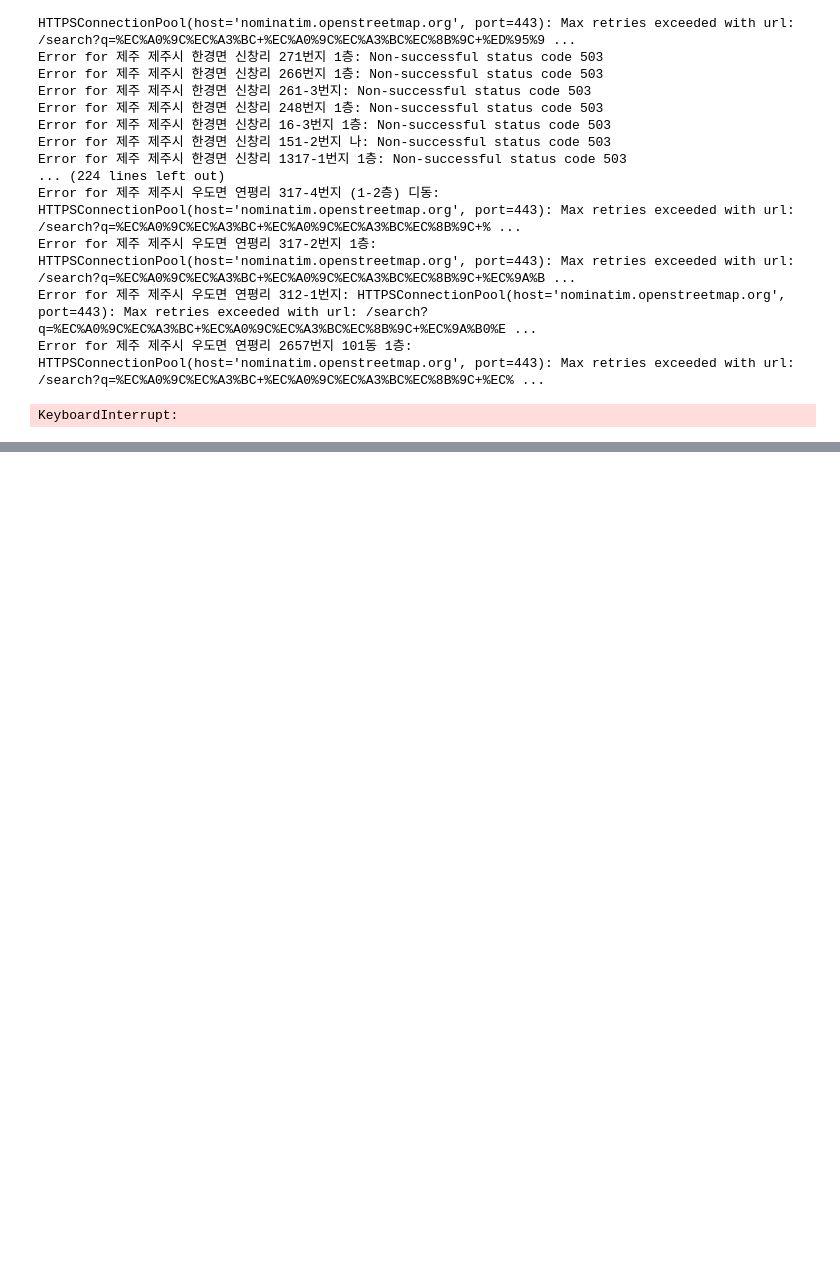
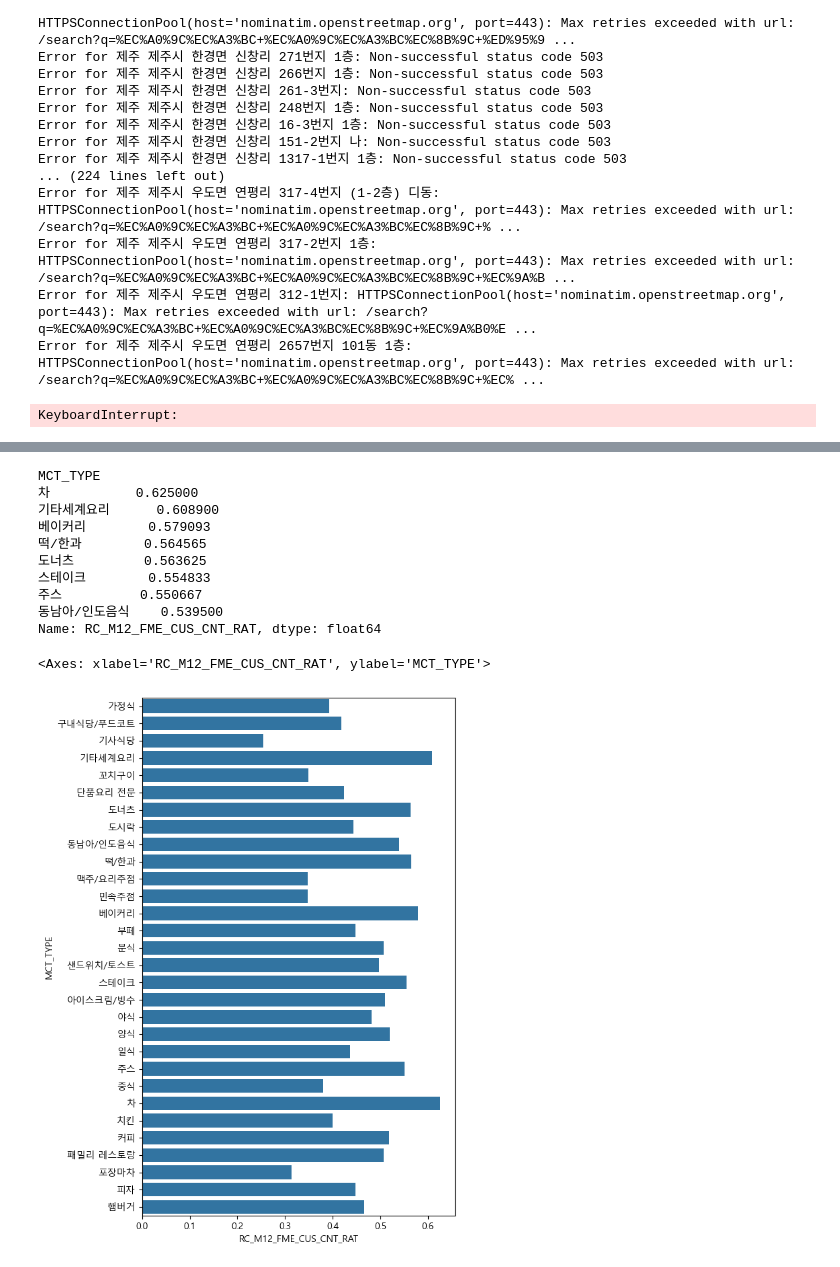
Before and after one commit to summit1123/bigcontest, a Jupyter notebook: data_analyze.ipynb, the cells around one changed output, grey strips where cells are left out. Cells and saved outputs as stored; diff of their text form; code cells hidden in the pictures; blank space fills up the shorter version.

```diff
--- a/data_analyze.ipynb
+++ b/data_analyze.ipynb
@@ -353,0 +444,22 @@ df.to_csv('./data/converted_coordinates.csv', index=False)
+# %%
+csv_file_path = "final_coordinates.csv"
+df = pd.read_csv(os.path.join('./data', csv_file_path),encoding='cp949')
+df['외지인'] = 1 - df['LOCAL_UE_CNT_RAT']
+# %%
+columns_of_interest = ['MCT_TYPE','MON_UE_CNT_RAT','TUE_UE_CNT_RAT','WED_UE_CNT_RAT','THU_UE_CNT_RAT','FRI_UE_CNT_RAT','SAT_UE_CNT_RAT','SUN_UE_CNT_RAT','HR_5_11_UE_CNT_RAT','HR_12_13_UE_CNT_RAT',
+'HR_14_17_UE_CNT_RAT',
+'HR_18_22_UE_CNT_RAT',
+'HR_23_4_UE_CNT_RAT',
+'LOCAL_UE_CNT_RAT',
+'RC_M12_MAL_CUS_CNT_RAT',
+'RC_M12_FME_CUS_CNT_RAT',
+'RC_M12_AGE_UND_20_CUS_CNT_RAT',
+'RC_M12_AGE_30_CUS_CNT_RAT',
+'RC_M12_AGE_40_CUS_CNT_RAT',
+'RC_M12_AGE_50_CUS_CNT_RAT',
+'RC_M12_AGE_OVR_60_CUS_CNT_RAT',
+'외지인'
+]
+df_filtered = df[columns_of_interest]
+
+grouped_df = df_filtered.groupby('MCT_TYPE').mean()
@@ -353,0 +486,27 @@ df.to_csv('./data/converted_coordinates.csv', index=False)
+# %%
+import matplotlib.pyplot as plt
+import seaborn as sns
+import matplotlib.font_manager as fm
+
+# 한글 폰트 설정 (NanumGothic 폰트를 사용한 예시)
+plt.rcParams['font.family'] = 'Malgun Gothic'  # 설치된 한글 폰트 사용
+plt.rcParams['axes.unicode_minus'] = False   # 마이너스 기호가 깨지는 문제 방지
+# %%
+# 여성 이용 비중
+top_5_female_usage = grouped_df.sort_values(by='RC_M12_FME_CUS_CNT_RAT', ascending=False).head(8)
+print(top_5_female_usage['RC_M12_FME_CUS_CNT_RAT'])
+plt.figure(figsize=(6, 10))  # 그래프 크기 설정
+sns.barplot(x='RC_M12_FME_CUS_CNT_RAT', y='MCT_TYPE', data=grouped_df)
+# %% [output]
+MCT_TYPE
+차           0.625000
+기타세계요리      0.608900
+베이커리        0.579093
+떡/한과        0.564565
+도너츠         0.563625
+스테이크        0.554833
+주스          0.550667
+동남아/인도음식    0.539500
+Name: RC_M12_FME_CUS_CNT_RAT, dtype: float64
+<Axes: xlabel='RC_M12_FME_CUS_CNT_RAT', ylabel='MCT_TYPE'>
+[figure, added]
```
Also changed, not shown: parts of 21 cells of this notebook.
